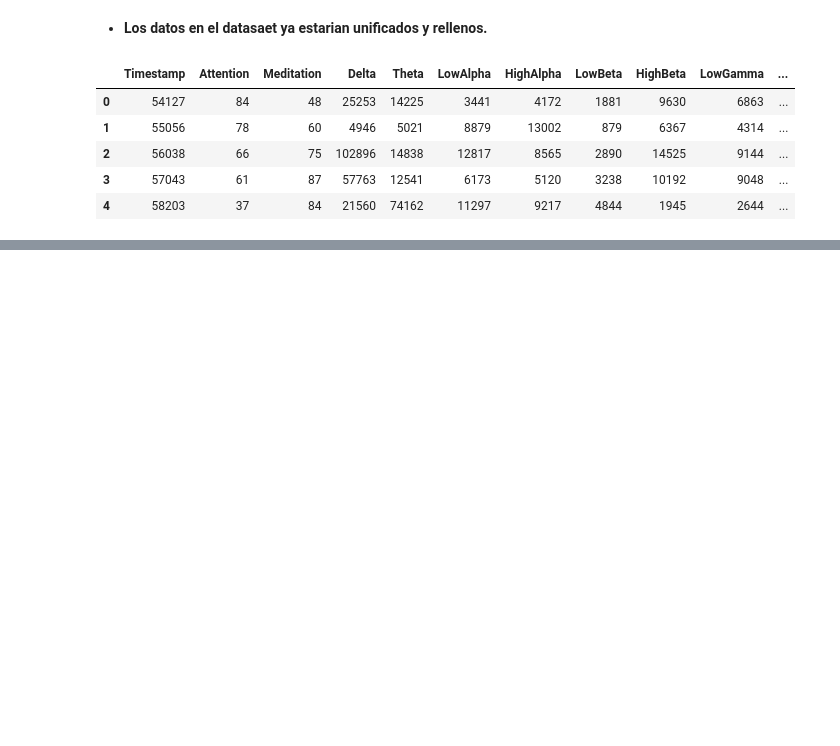
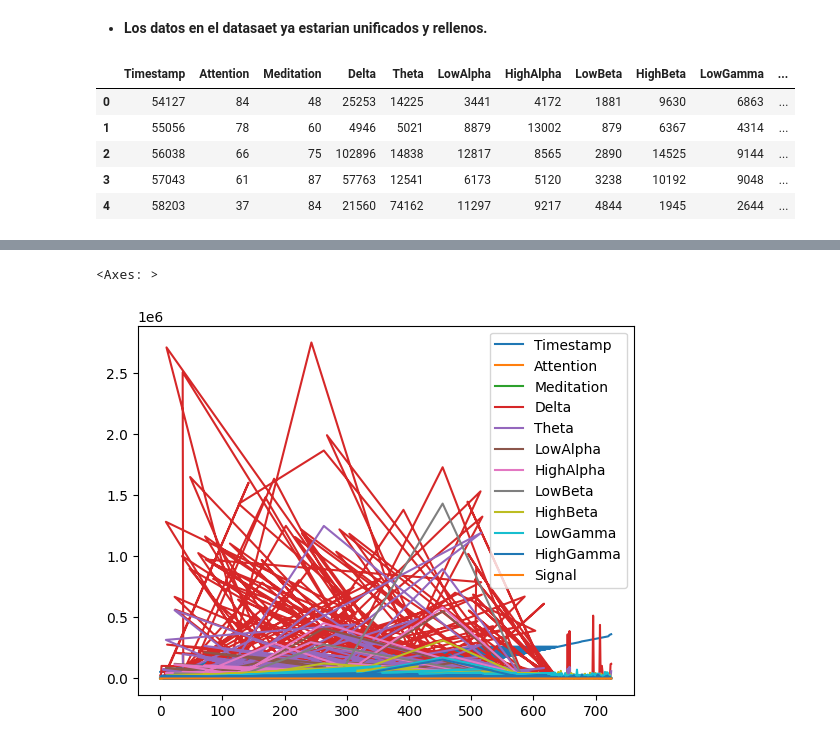
Before and after one commit to jpg1003/AnalisisEEG, a Jupyter notebook: codigo/notebooks/CodigoTFG.ipynb, the cells around one changed output, grey strips where cells are left out. Cells and saved outputs as stored; diff of their text form; code cells hidden in the pictures; blank space fills up the shorter version.

```diff
--- a/codigo/notebooks/CodigoTFG.ipynb
+++ b/codigo/notebooks/CodigoTFG.ipynb
@@ -199,0 +212,5 @@ plt.show()
+# %%
+datosEEGTotal1.plot()
+# %% [output]
+<Axes: >
+[figure, added]
```
Also changed, not shown: parts of 15 cells of this notebook.
